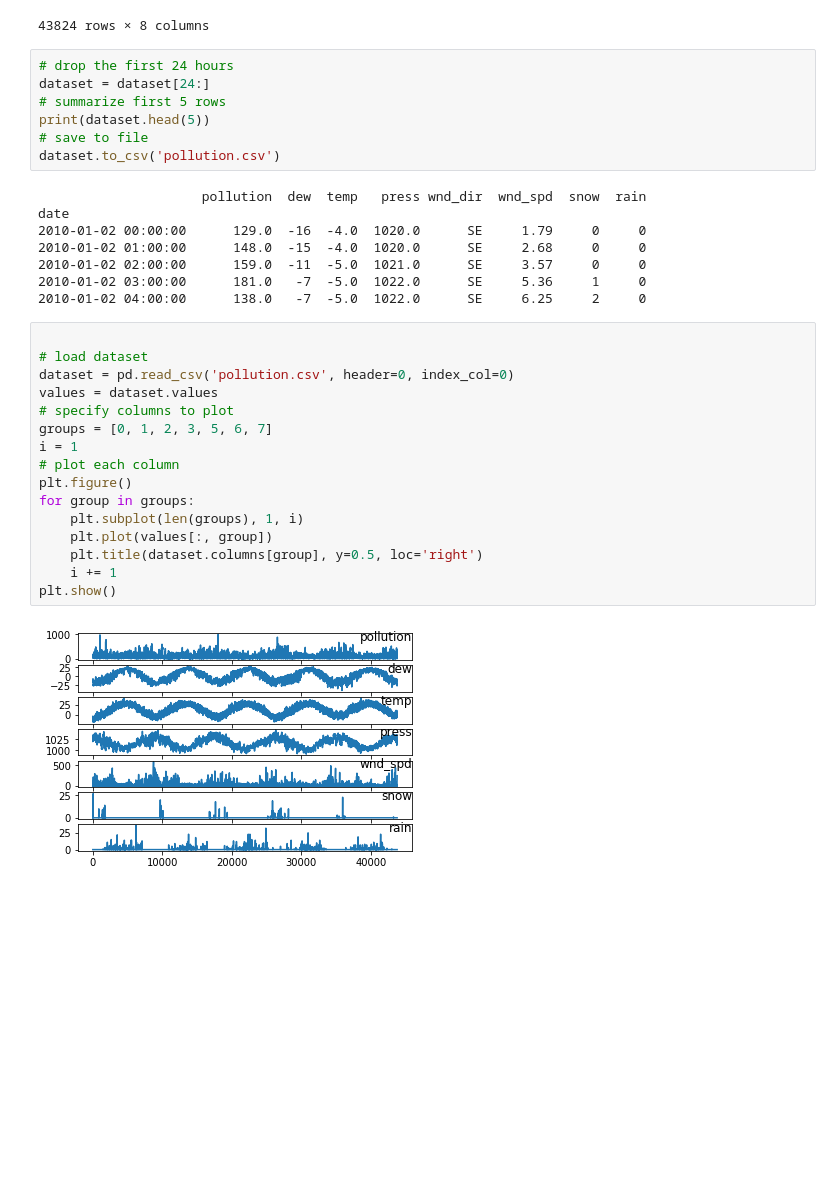
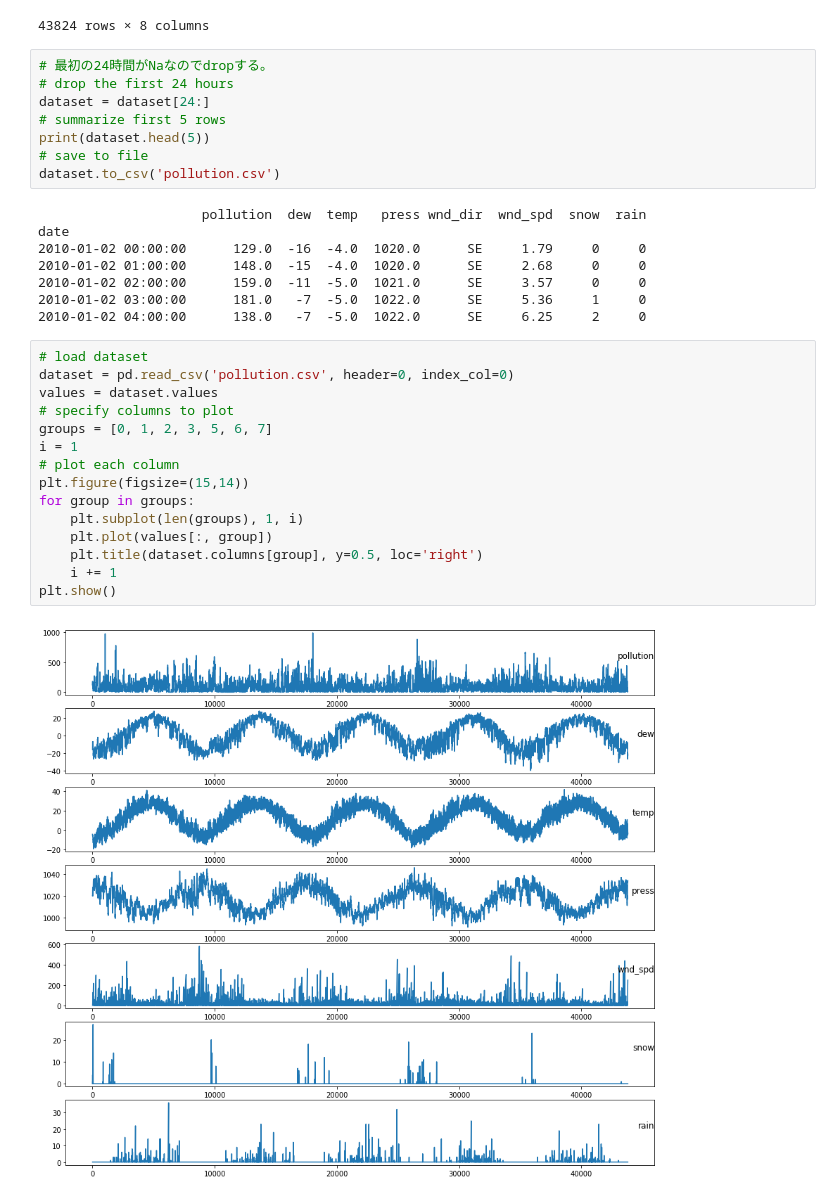
Before and after one commit to yyoshiaki/move, a Jupyter notebook: LSTM_PM2.5.ipynb, the cells around one changed output. Cells and saved outputs as stored; diff of their text form; blank space fills up the shorter version.

```diff
--- a/LSTM_PM2.5.ipynb
+++ b/LSTM_PM2.5.ipynb
@@ -42,6 +49,7 @@ dataset
 | 2014-12-31 23:00:00 | 12.0 | -21 | -3.0 | 1034.0 | NW | 249.85 | 0 | 0 |
 43824 rows × 8 columns
 # %%
+# 最初の24時間がNaなのでdropする。
 # drop the first 24 hours
 dataset = dataset[24:]
 # summarize first 5 rows
@@ -57,20 +65,19 @@ date
 2010-01-02 03:00:00      181.0   -7  -5.0  1022.0      SE     5.36     1     0
 2010-01-02 04:00:00      138.0   -7  -5.0  1022.0      SE     6.25     2     0
 # %%
-
 # load dataset
 dataset = pd.read_csv('pollution.csv', header=0, index_col=0)
 values = dataset.values
 # specify columns to plot
 groups = [0, 1, 2, 3, 5, 6, 7]
 i = 1
 # plot each column
-plt.figure()
+plt.figure(figsize=(15,14))
 for group in groups:
 	plt.subplot(len(groups), 1, i)
 	plt.plot(values[:, group])
 	plt.title(dataset.columns[group], y=0.5, loc='right')
 	i += 1
 plt.show()
 # %% [output]
-[figure, old version]
+[figure, new version]
```
Also changed, not shown: parts of 9 cells of this notebook.
